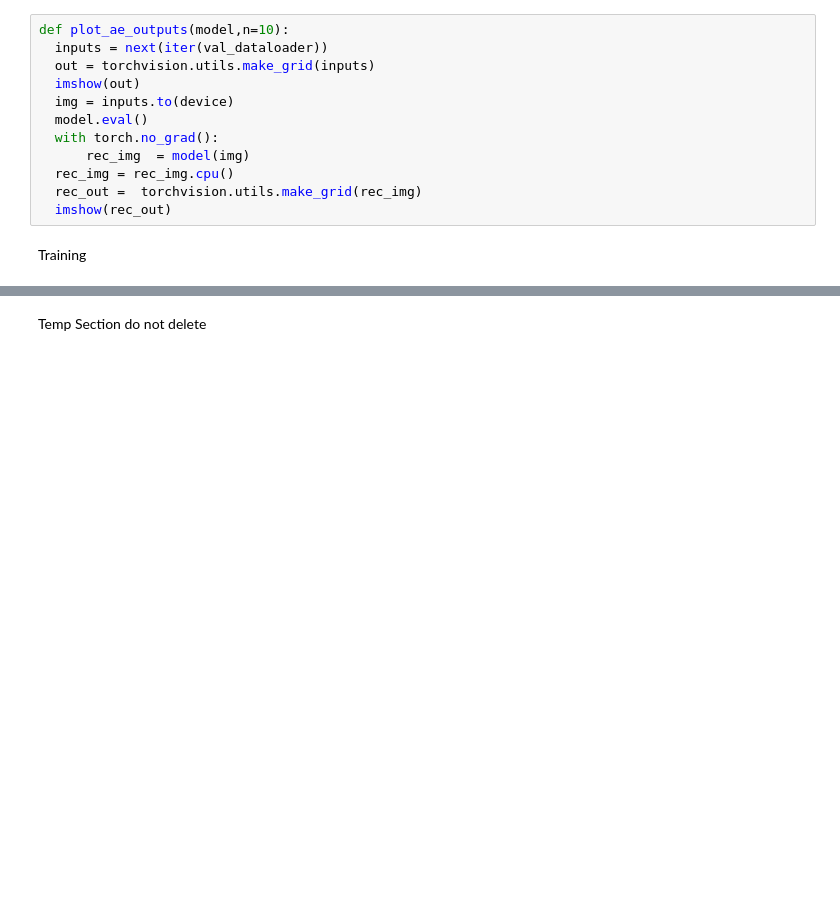
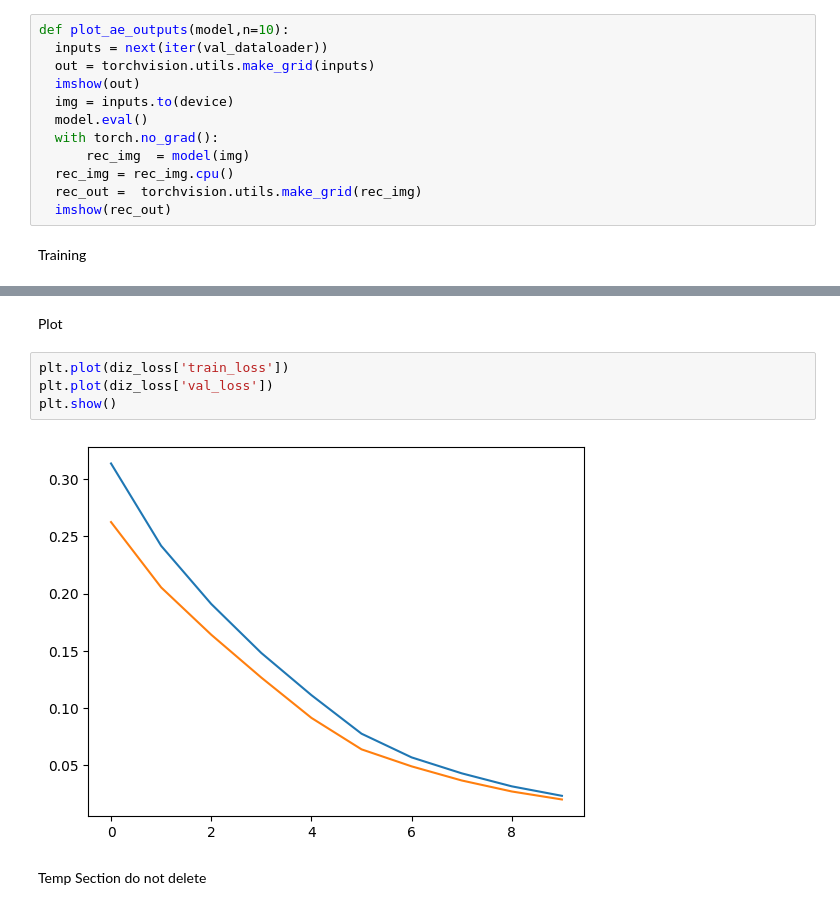
Before and after one commit to nayansavaliya/anomaly-detection, a Jupyter notebook: src/transistor.ipynb, the cells around one changed output, grey strips where cells are left out. Drawn from its saved outputs; the diff is of its cells as text; blank space fills up the shorter version.

```diff
--- a/src/transistor.ipynb
+++ b/src/transistor.ipynb
@@ -343,3 +307,11 @@ Clipping input data to the valid range for imshow with RGB data ([0..1] for floa
+# %% [markdown]
+Plot
+# %%
+plt.plot(diz_loss['train_loss'])
+plt.plot(diz_loss['val_loss'])
+plt.show()
+# %% [output]
+[figure, added]
 # %% [markdown]
 Temp Section do not delete
 # %%
```
Also changed, not shown: parts of 10 cells of this notebook.
